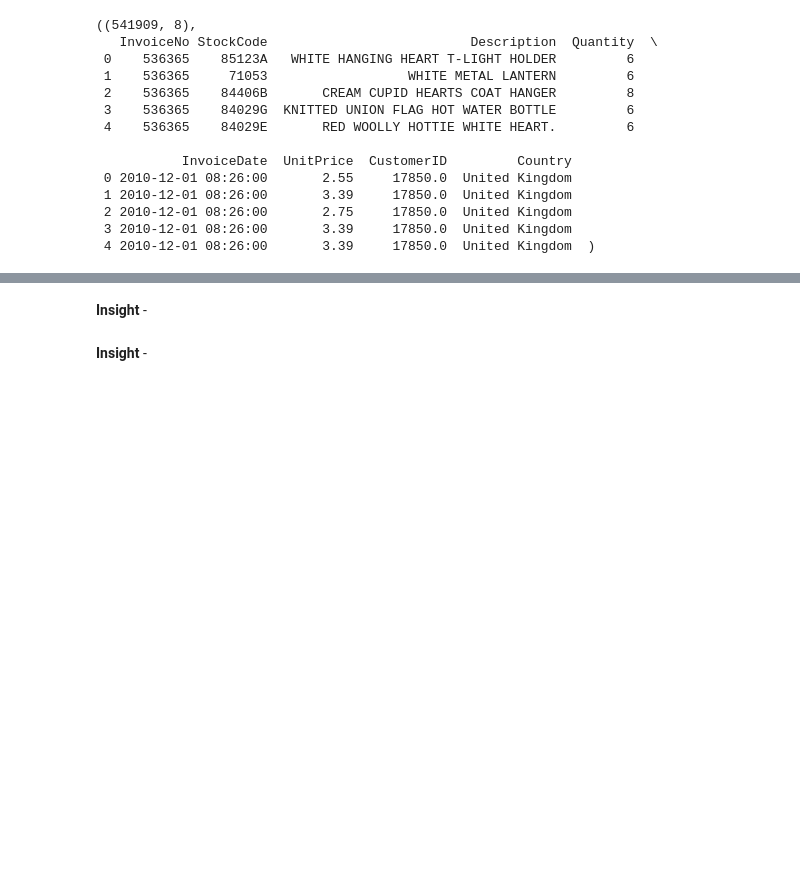
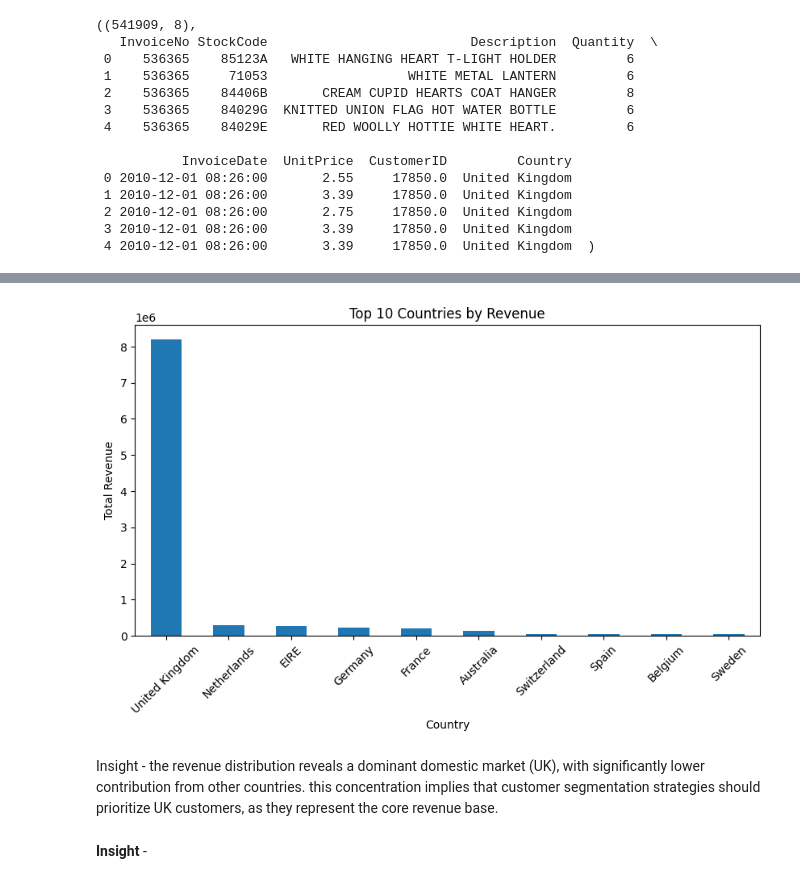
Before and after one commit to Avichay3/Full-training, a Jupyter notebook: Copy_of_Clustering_exercise.ipynb, the cells around one changed output, grey strips where cells are left out. Drawn from its saved outputs; the diff is of its cells as text; code cells hidden in the pictures; blank space fills up the shorter version.

Commit message:
add the Graph 1 and insight

```diff
--- a/Copy_of_Clustering_exercise.ipynb
+++ b/Copy_of_Clustering_exercise.ipynb
@@ -167,5 +165,25 @@ df.head(10)
-# %% [markdown]
-**Insight** -
+# %%
+# Graph 1 - Revenue by Country
+
+import matplotlib.pyplot as plt
+
+# create total revenue column
+df["TotalPrice"] = df["Quantity"] * df["UnitPrice"]
+
+# aggregate revenue by country
+revenue_country = df.groupby("Country")["TotalPrice"].sum().sort_values(ascending=False).head(10)
+
+# plot
+plt.figure(figsize=(10,5))
+revenue_country.plot(kind="bar")
+plt.title("Top 10 Countries by Revenue")
+plt.ylabel("Total Revenue")
+plt.xticks(rotation=45)
+plt.show()
+# %% [output]
+[figure, added]
+# %% [markdown]
+Insight - the revenue distribution reveals a dominant domestic market (UK), with significantly lower contribution from other countries. this concentration implies that customer segmentation strategies should prioritize UK customers, as they represent the core revenue base.
 # %%
 # Graph 2 -
 # %% [markdown]
```
Also changed, not shown: parts of 1 cell of this notebook.
